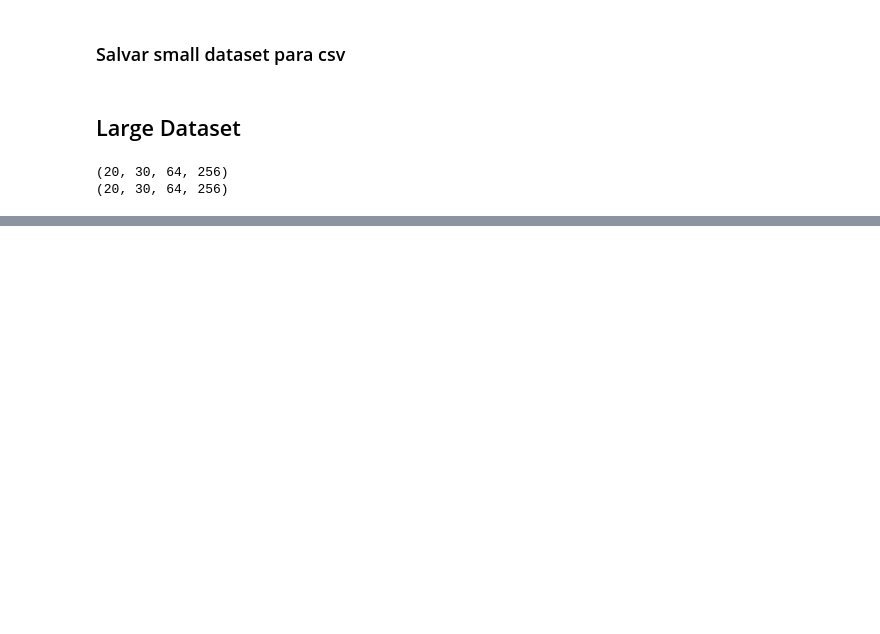
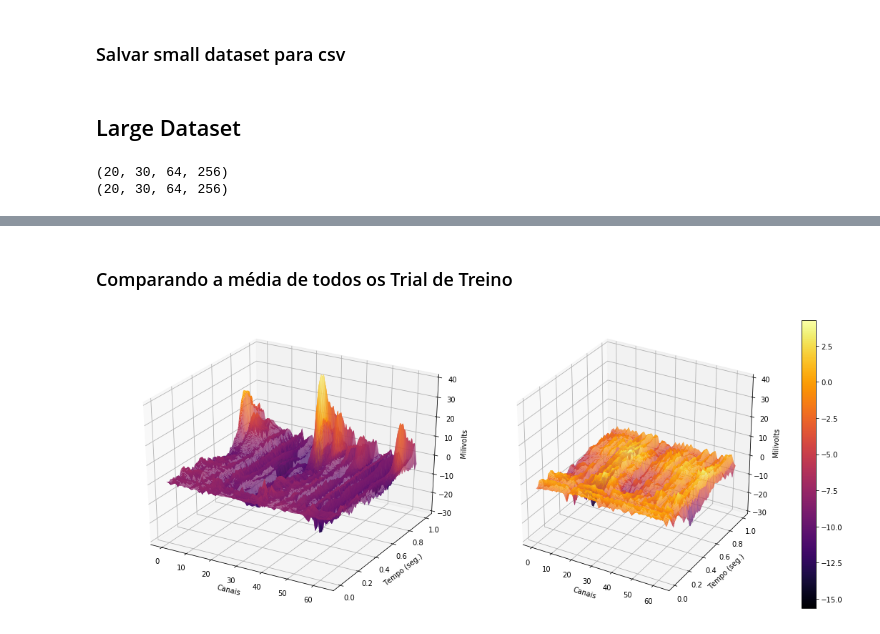
Before and after one commit to igornfaustino/processamento_sinais_biologicos, a Jupyter notebook: projeto1/Projeto1.ipynb, the cells around one changed output, grey strips where cells are left out. Saved outputs shown, nothing was run; the diff lists cells and outputs as text; code cells hidden in the pictures; blank space fills up the shorter version.

```diff
--- a/projeto1/Projeto1.ipynb
+++ b/projeto1/Projeto1.ipynb
@@ -334,0 +327,6 @@ print(test.shape)
+# %% [markdown]
+### Comparando a média de todos os Trial de Treino
+# %%
+plot_trails(train, True, -30, 40)
+# %% [output]
+[figure, added]
```
Also changed, not shown: parts of 14 cells of this notebook.
